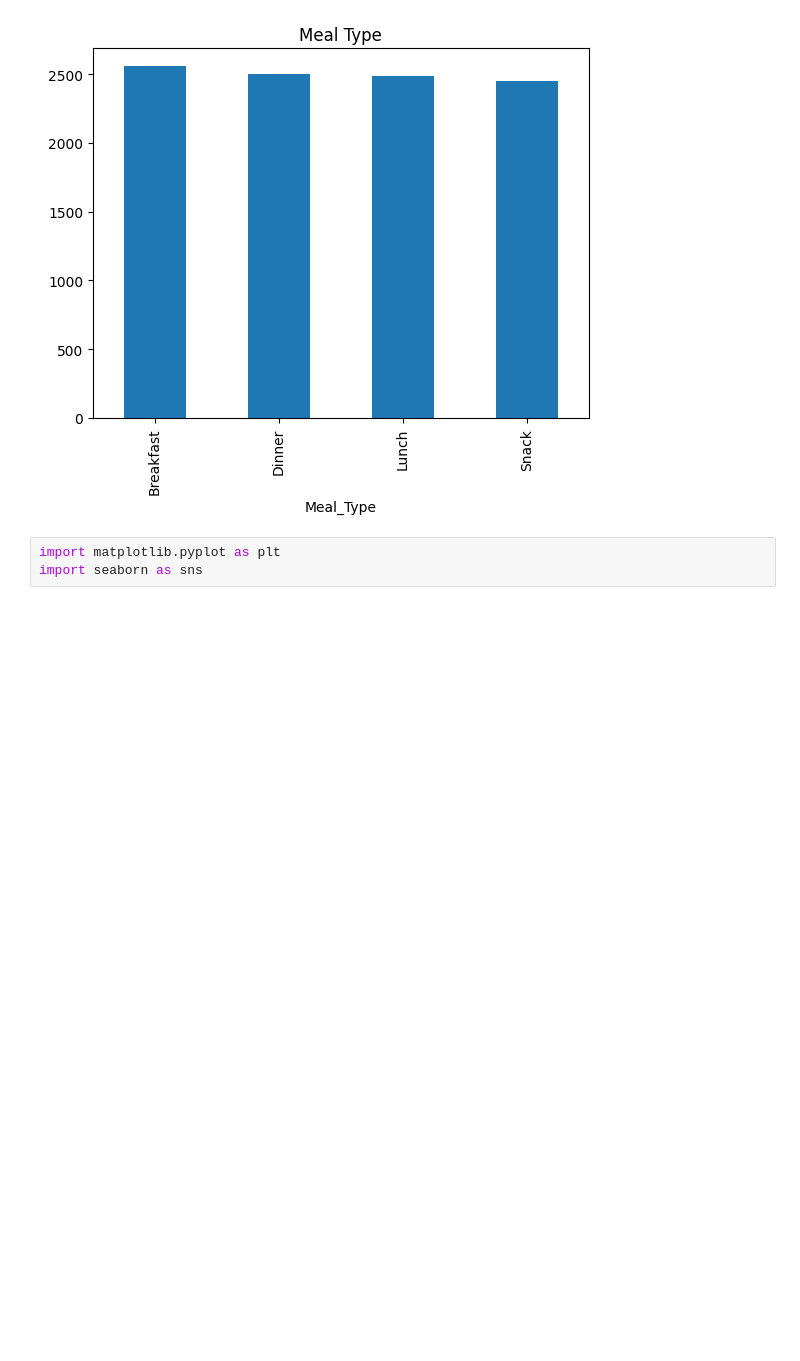
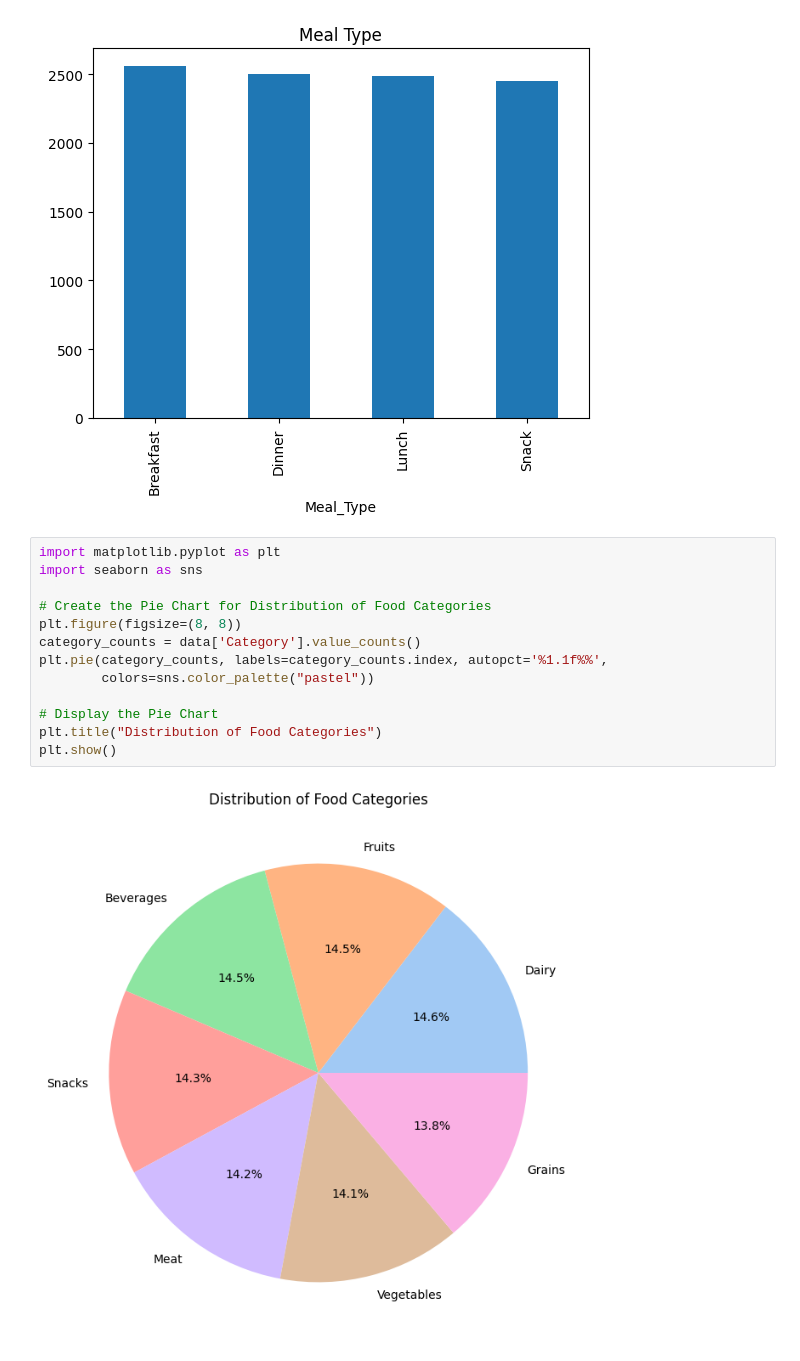
Before and after one commit to karishma-battina/kaggle, a Jupyter notebook: datasets/dailyfoodnutritiondataseteda.ipynb, the cells around one changed output. Saved outputs shown, nothing was run; the diff lists cells and outputs as text; blank space fills up the shorter version.

Commit message:
Kaggle Notebook | DailyFoodNutritionDatasetEDA | Version 2

```diff
--- a/datasets/dailyfoodnutritiondataseteda.ipynb
+++ b/datasets/dailyfoodnutritiondataseteda.ipynb
@@ -61,6 +73,18 @@ data['Meal_Type'].value_counts().plot(kind='bar', title='Meal Type')
 # %% [output]
 <Axes: title={'center': 'Meal Type'}, xlabel='Meal_Type'>
 [figure]
-# %%
-import matplotlib.pyplot as plt
-import seaborn as sns
+# %%
+import matplotlib.pyplot as plt
+import seaborn as sns
+
+# Create the Pie Chart for Distribution of Food Categories
+plt.figure(figsize=(8, 8))
+category_counts = data['Category'].value_counts()
+plt.pie(category_counts, labels=category_counts.index, autopct='%1.1f%%',
+        colors=sns.color_palette("pastel"))
+
+# Display the Pie Chart
+plt.title("Distribution of Food Categories")
+plt.show()
+# %% [output]
+[figure, added]
```
Also changed, not shown: parts of 4 cells of this notebook.
